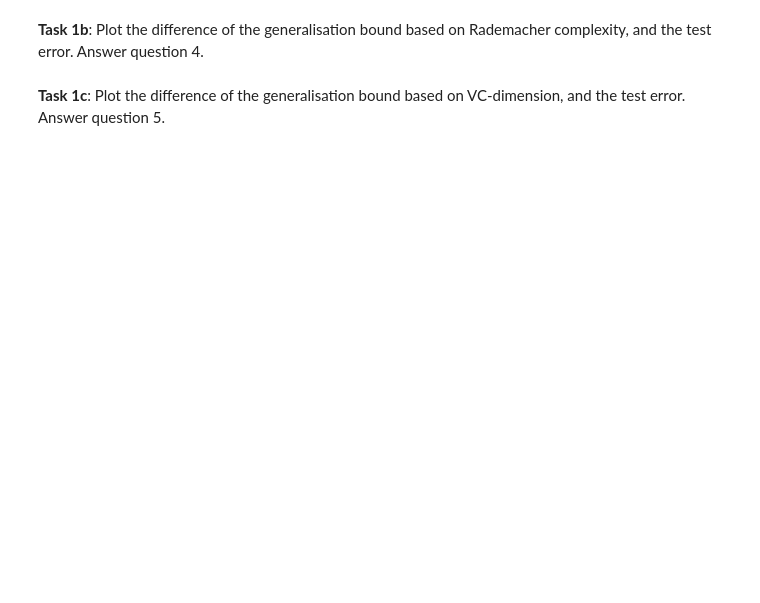
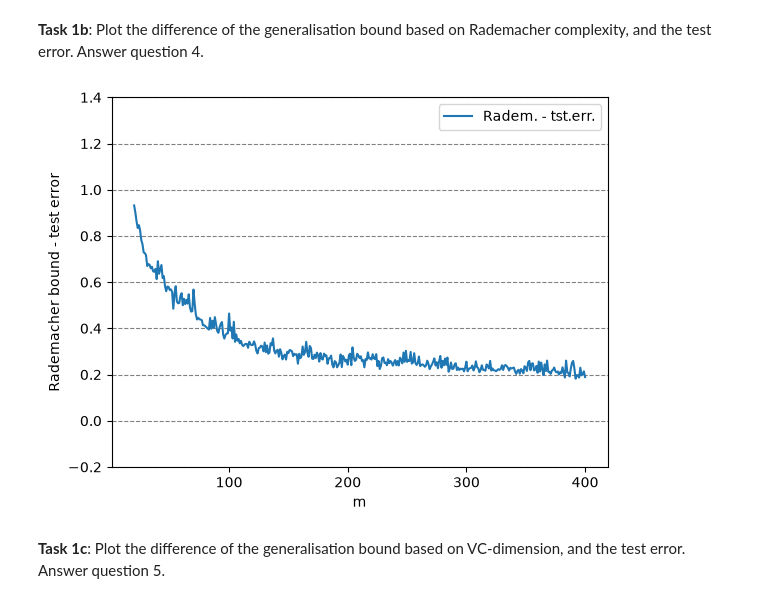
Before and after one commit to giaongo/supervised_machine_learning, a Jupyter notebook: quiz2/quiz2.ipynb, the cells around one changed output. Cells and saved outputs as stored; diff of their text form; code cells hidden in the pictures; blank space fills up the shorter version.

```diff
--- a/quiz2/quiz2.ipynb
+++ b/quiz2/quiz2.ipynb
@@ -118,9 +154,20 @@ KeyboardInterrupt:
 **Task 1b**: Plot the difference of the generalisation bound based on Rademacher complexity, and the test error. Answer question 4.
 # %%
 # TODO: calculate the difference of the generalisation bound based on Rademacher complexity, and the test error.
-# radem_diffs = ...
+
 
 # TODO: plot the difference
+plt.figure()
+plt.plot(ms, differences_radem_test_error, label="Radem. - tst.err.")
+plt.grid(axis='y', color='grey', linestyle='dashed')
+plt.ylim(-0.2, 1.4)
+plt.xticks(np.linspace(100, 400, 4))
+plt.xlabel('m')
+plt.ylabel("Rademacher bound - test error")
+plt.legend()
+plt.show()
+# %% [output]
+[figure, added]
 # %% [markdown]
 **Task 1c**: Plot the difference of the generalisation bound based on VC-dimension, and the test error. Answer question 5.
 # %%
```
Also changed, not shown: parts of 3 cells of this notebook, 3 other files.
